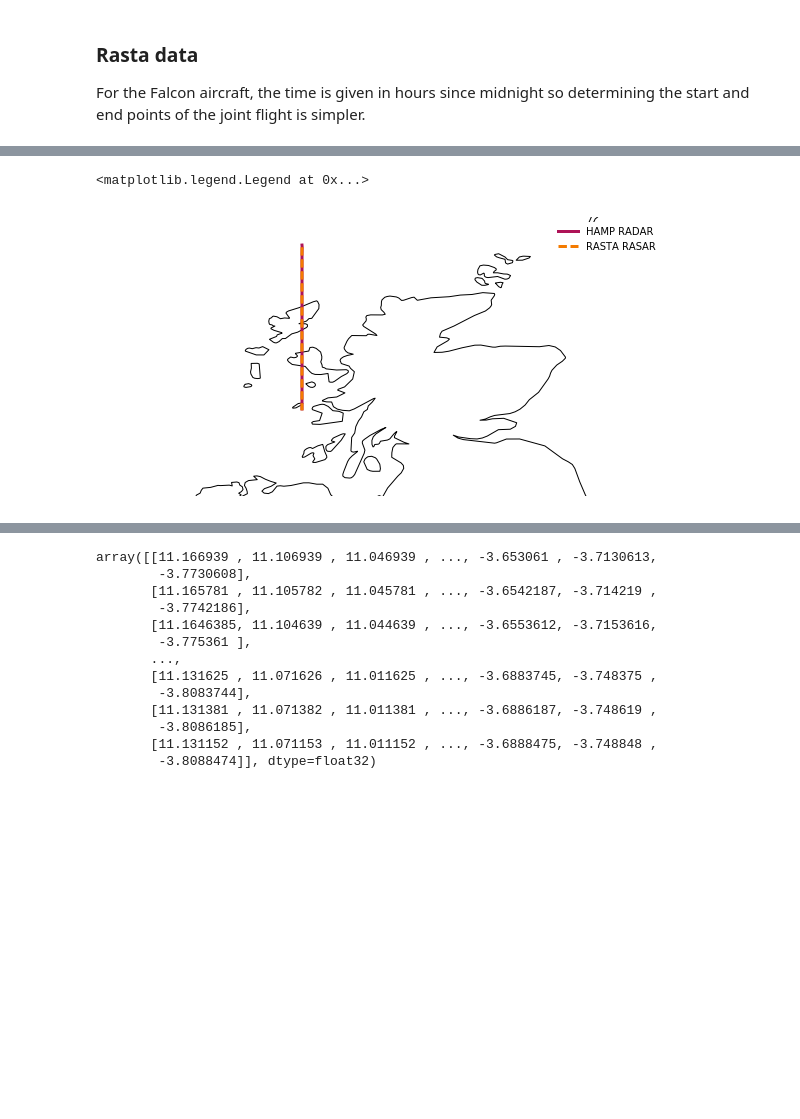
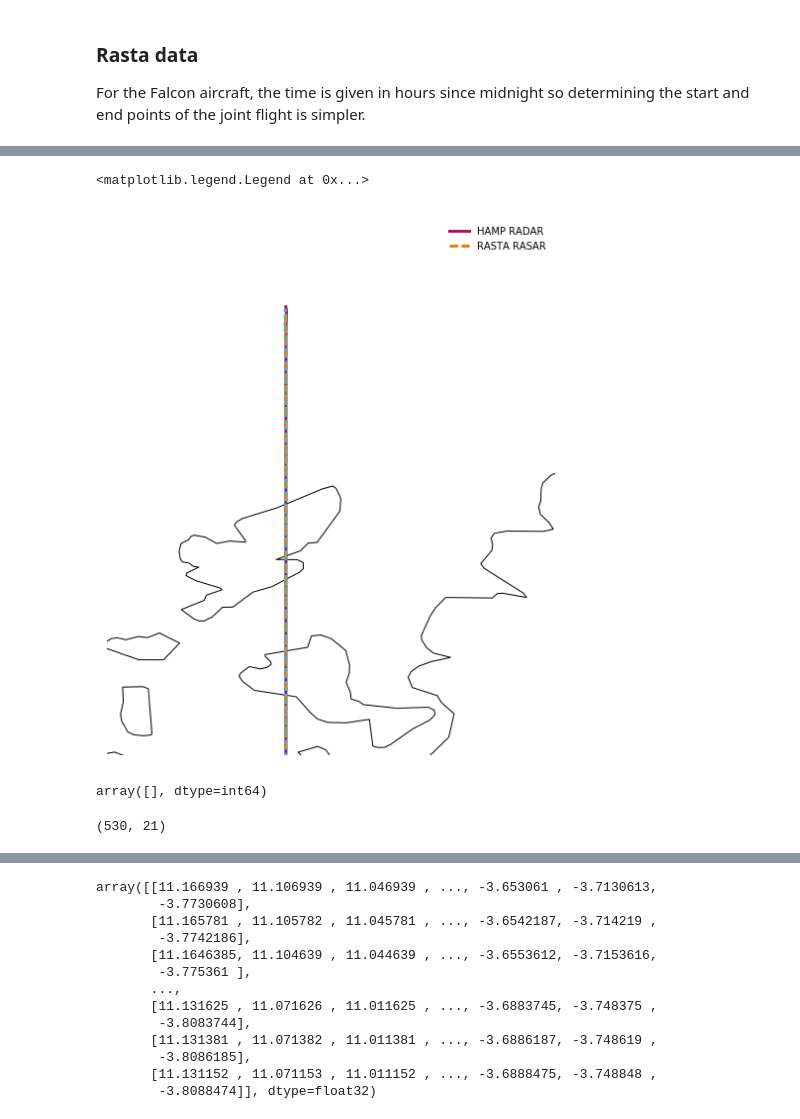
Before and after one commit to simonpf/ismar_combined, a Jupyter notebook: notebooks/first_look.ipynb, the cells around one changed output, grey strips where cells are left out. Cells and saved outputs as stored; diff of their text form; code cells hidden in the pictures; blank space fills up the shorter version.

```diff
--- a/notebooks/first_look.ipynb
+++ b/notebooks/first_look.ipynb
@@ -10,3 +10,4 @@ halo_mw     = Dataset(glob.glob("../data/*nawd*mwr*.nc")[0],    "r")
 halo_radar  = Dataset(glob.glob("../data/*nawd*cr*.nc")[0],     "r")
 halo_sonde  = Dataset(glob.glob("../data/*nawd*sonde*.nc")[0],  "r")
 rasta_radar = Dataset(glob.glob("../data/NAWDEX*RASTA*.nc")[0], "r")
+faam_ismar  = Dataset(glob.glob("../data/metoffice-ismar_faam*.nc")[0], "r")
@@ -120,0 +119,17 @@ OrderedDict([('range', <class 'netCDF4._netCDF4.Variable'>
+# %%
+ismar_time = faam_ismar.variables["time"][:]
+i_start = np.where(ismar_time / 3600 > 9.81)[0][0]
+i_end   = np.where(ismar_time / 3600 >  10.35)[0][0]
+
+ismar_angles = faam_ismar.variables["angle"][i_start : i_end]
+indices = ismar_angles == 0
+ismar_lat = faam_ismar.variables["latitude"][i_start : i_end][indices]
+ismar_lon = faam_ismar.variables["longitude"][i_start : i_end][indices]
+ismar_tbs = faam_ismar.variables["brightness_temperature"][i_start : i_end, :][indices]
+ismar_pes = faam_ismar.variables["brightness_temperature_positive_error"][i_start : i_end, :][indices]
+ismar_nes = faam_ismar.variables["brightness_temperature_negative_error"][i_start : i_end, :][indices]
+#ismar_tbs += ismar_nes - ismar_pes
+ismar_channels = np.array([1, 1, 1, 1, 1, 2, 2, 3, 3, 3, 4, 4, 4, 4, 4, 4, 4, 6, 6, 8, 8])
+ismar_d = np.zeros(ismar_lat.shape)
+for i in range(ismar_d.size):
+    ismar_d[i] = dist.vincenty((lat_r, lon_r), (ismar_lat[i], ismar_lon[i])).km
@@ -121,15 +166,16 @@ OrderedDict([('range', <class 'netCDF4._netCDF4.Variable'>
 # %%
 import cartopy.crs as ccrs
 fig = plt.figure(figsize = (10, 10))
 ax  = fig.add_subplot(1, 1, 1, projection = ccrs.PlateCarree())
 
 ax.plot(hamp_lon, hamp_lat, label = "HAMP RADAR", lw = 3)
 ax.plot(rasta_lon, rasta_lat, label = "RASTA RASAR", lw = 3, ls = "--")
+ax.plot(ismar_lon, ismar_lat, lw = 3, ls = ":")
 
 ax.coastlines(resolution = "50m", linewidth = 1)
-ax.set_xlim([-10, -0])
-ax.set_ylim([55, 60])
+ax.set_xlim([-7.5, -5])
+ax.set_ylim([57, 60])
 ax.legend()
 # %% [output]
 <matplotlib.legend.Legend at 0x...>
-[figure, old version]
+[figure, new version]
@@ -137,0 +182,8 @@ TTTTTTTTTTTTTT
+# %%
+np.where(sonde_d > 1000)[1]
+# %% [output]
+array([], dtype=int64)
+# %%
+ismar_tbs.shape
+# %% [output]
+(530, 21)
```
Also changed, not shown: parts of 36 cells of this notebook.
